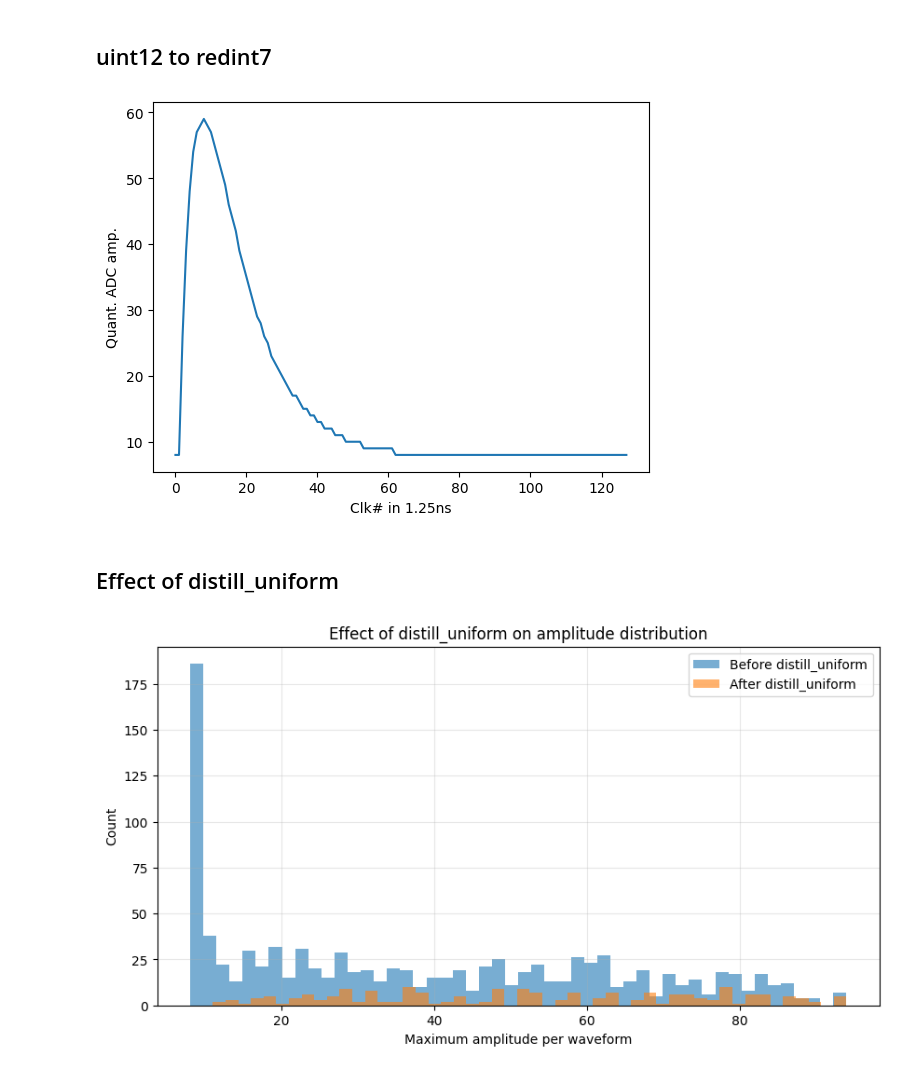
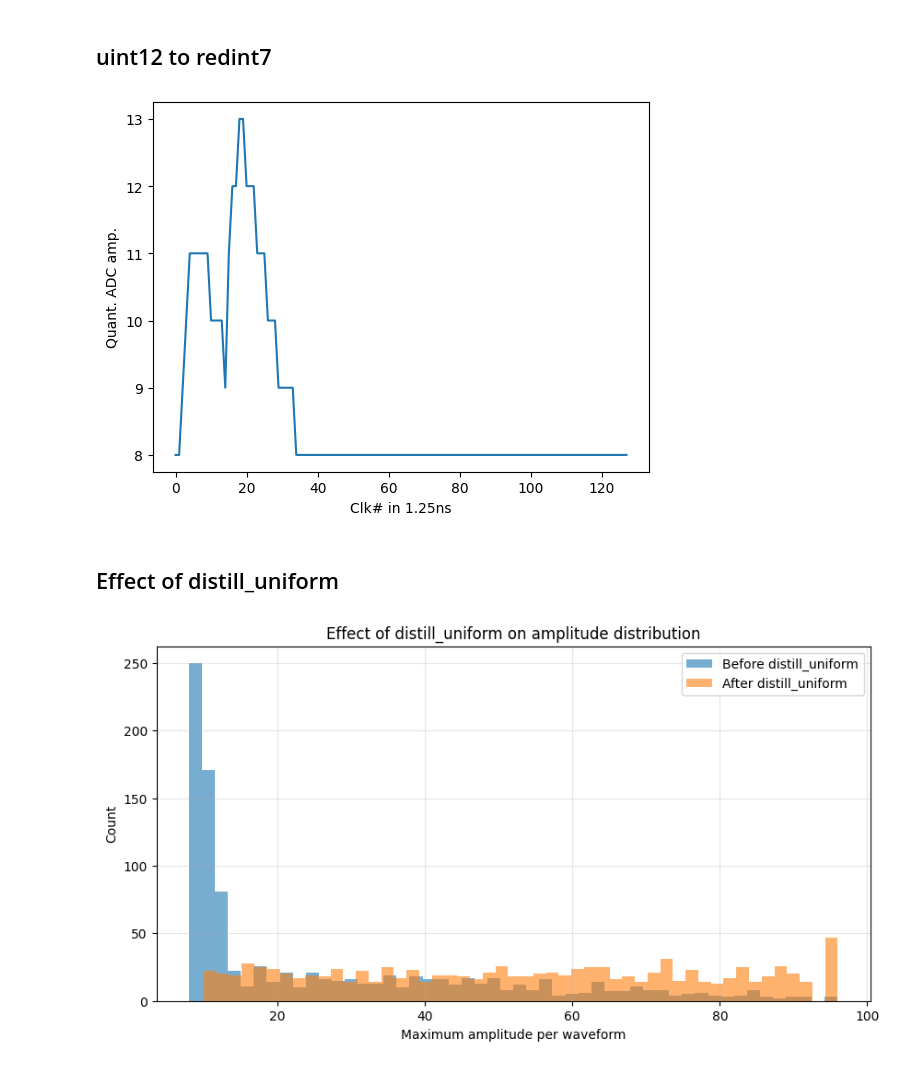
Before and after one commit to fzj-ica/HCL4BNN, a Jupyter notebook: notebooks/sipm_signals.ipynb, the cells around one changed output. Cells and saved outputs as stored; diff of their text form; code cells hidden in the pictures.

```diff
--- a/notebooks/sipm_signals.ipynb
+++ b/notebooks/sipm_signals.ipynb
@@ -64,7 +63,7 @@ plt.gcf().patch.set_alpha(0.0)
 ## uint12 to redint7
 # %%
 double_sipm_adc = [ sgn.double_sipm_adc() for i in range(20) ]
-plt.plot(double_sipm_adc[0][0], sgn.uint12_to_redint(double_sipm_adc[8][1]))
+plt.plot(double_sipm_adc[0][0], sgn.prep_input(double_sipm_adc[8][1]))
 
 plt.xlabel("Clk# in 1.25ns")
 plt.ylabel("Quant. ADC amp.")
@@ -73,34 +72,34 @@ plt.ylabel("Quant. ADC amp.")
 # plt.gca().get_yaxis().set_major_formatter(fmt)
 plt.gcf().patch.set_alpha(0.0)
 # %% [output]
-[figure, old version]
+[figure, new version]
 # %% [markdown]
 ## Effect of distill_uniform
 # %%
 import numpy as np
 
 # Generate a batch of waveforms (like gen_Data does)
 num_samples = 1000
 raw_data = np.empty((num_samples, sgn.ADC_SAMPLES), dtype=np.uint8)
 for i in range(num_samples):
-    raw_data[i, :] = sgn.sipm_inp()
+    raw_data[i, :] = sgn.prep_input(sgn.sipm_adc()[1])
 
 # --- compute maxima before uniformization ---
 maxima_raw = np.max(raw_data, axis=1)
 
 # --- apply distill_uniform ---
-uniform_data = sgn.distill_uniform(raw_data, min_amp=10, sample_size=200)
+uniform_data = distill_uniform(raw_data, min_amp=10, sample_size=1000)
 maxima_uniform = np.max(uniform_data, axis=1)
 
 # --- plot histograms ---
 plt.figure(figsize=(10, 5))
 plt.hist(maxima_raw, bins=50, alpha=0.6, label='Before distill_uniform')
 plt.hist(maxima_uniform, bins=50, alpha=0.6, label='After distill_uniform')
 plt.xlabel('Maximum amplitude per waveform')
 plt.ylabel('Count')
 plt.title('Effect of distill_uniform on amplitude distribution')
 plt.legend()
 plt.grid(alpha=0.3)
 plt.show()
 # %% [output]
-[figure, old version]
+[figure, new version]
```
Also changed, not shown: parts of 4 cells of this notebook.
